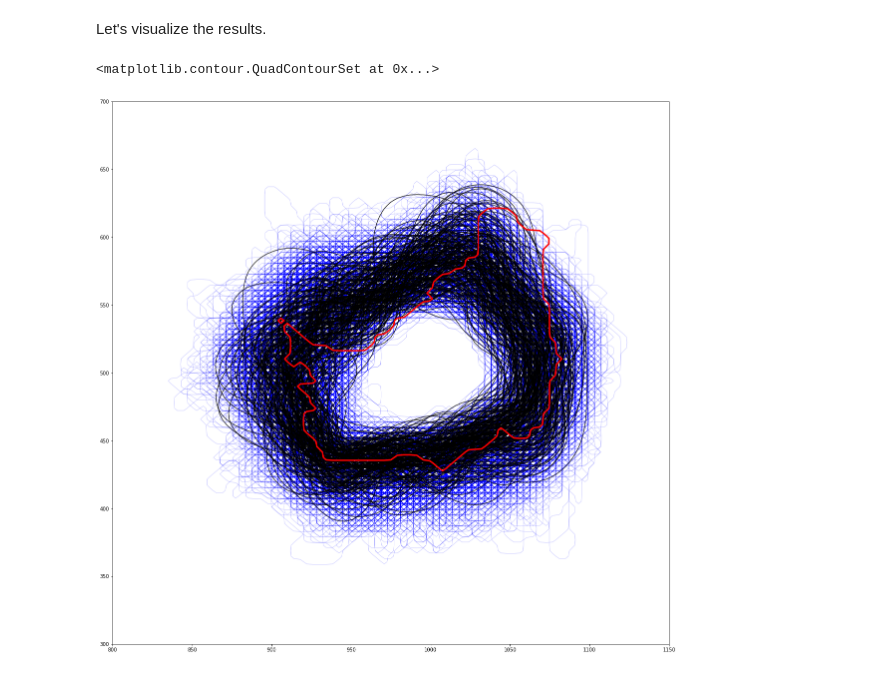
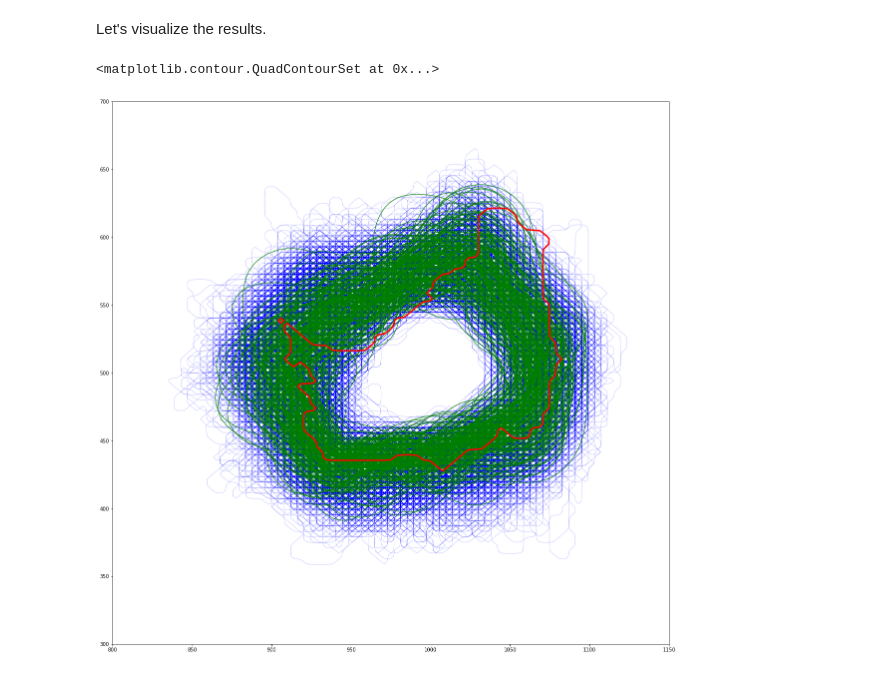
Before and after one commit to robinthibaut/kaggle, a Jupyter notebook: whpa-get-started.ipynb, the cells around one changed output. Saved outputs shown, nothing was run; the diff lists cells and outputs as text; code cells hidden in the pictures.

```diff
--- a/whpa-get-started.ipynb
+++ b/whpa-get-started.ipynb
@@ -445,15 +445,15 @@ Let's visualize the results.
 # %%
 # Plot the predicted WHPAs (O contour of the signed distance fields)
 plt.figure(figsize=(20, 20))
 # plot the training set in the background
 for pct in y_train:
     plt.contour(pct.reshape(model.Y_shape), levels=[0], alpha=.2, colors="blue", linewidths=1, extent=[x_range[0], x_range[1], y_range[0], y_range[1]])
 # plot the predicted WHPAs
 for pc in y_predicted[0]:
     pcr = np.reshape(pc, model.Y_shape)
-    plt.contour(pcr, levels=[0], colors="black", alpha=.8, extent=[x_range[0], x_range[1], y_range[0], y_range[1]])  # plot the 0 contour of the signed distance field
+    plt.contour(pcr, levels=[0], colors="green", alpha=.8, extent=[x_range[0], x_range[1], y_range[0], y_range[1]])  # plot the 0 contour of the signed distance field
 # Plot the true WHPA
 plt.contour(y_test[0].reshape(model.Y_shape), levels=[0], colors="red", alpha=1, linewidths=3,extent=[x_range[0], x_range[1], y_range[0], y_range[1]])  # plot the 0 contour of the true signed distance fied
 # %% [output]
 <matplotlib.contour.QuadContourSet at 0x...>
-[figure, old version]
+[figure, new version]
```
Also changed, not shown: parts of 2 cells of this notebook.
